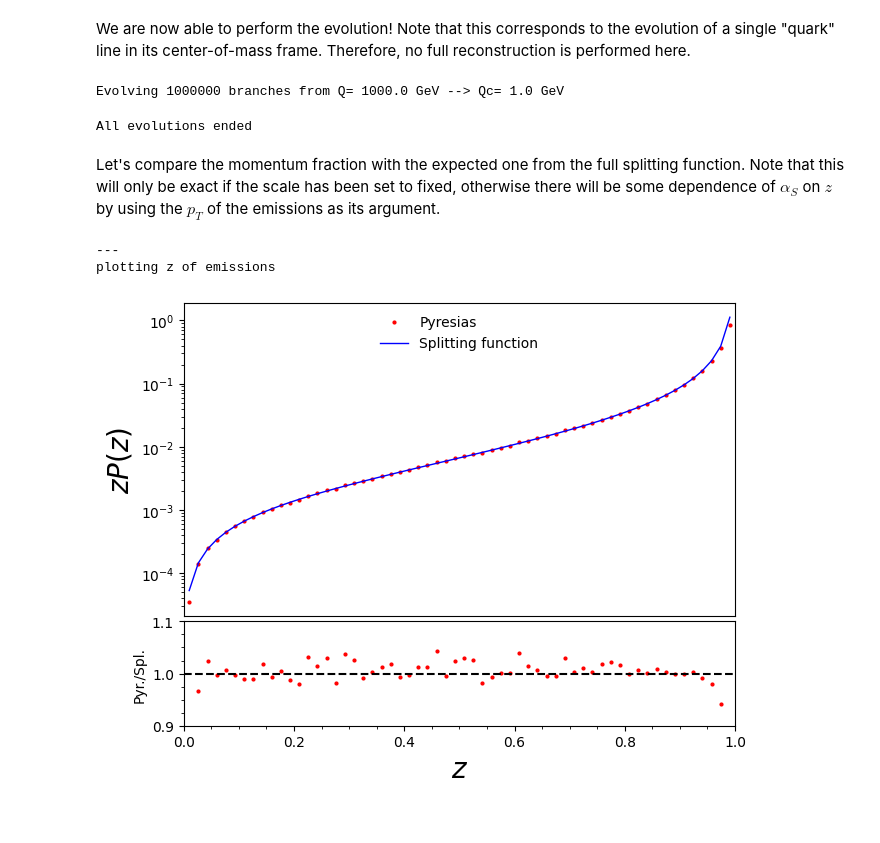
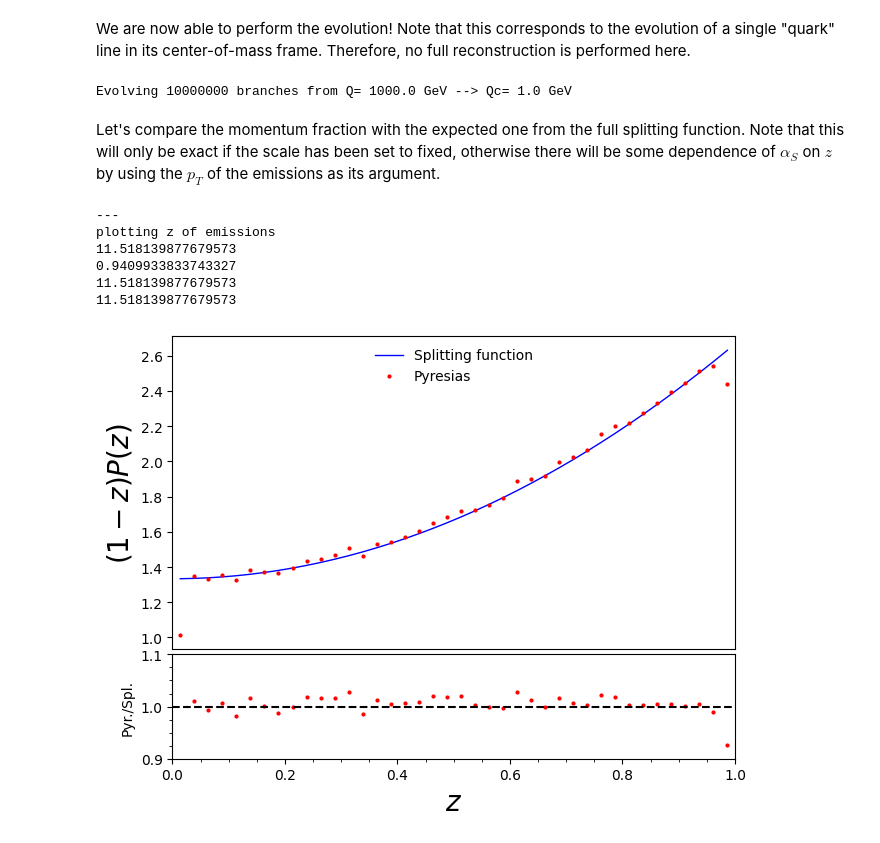
Before and after one commit to apapaefs/pyresias, a Jupyter notebook: pyresias_nb.ipynb, the cells around one changed output. Drawn from its saved outputs; the diff is of its cells as text; code cells hidden in the pictures.

Commit message:
plot fixed?

```diff
--- a/pyresias_nb.ipynb
+++ b/pyresias_nb.ipynb
@@ -48,7 +48,7 @@ plot = True
 
 # RUN OPTIONS
 # the number of branches to evolve:
-Nevolve = 1000000
+Nevolve = 10000000
 # the cutoff scale, e.g. 1 GeV.
 Qc = 1.
 # the hard scale, e.g. 1000 GeV
@@ -363,8 +363,7 @@ for j in tqdm(list(range(Nevolve))): # tqdm is the progress bar
 
 print('All evolutions ended')
 # %% [output]
-Evolving 1000000 branches from Q= 1000.0 GeV --> Qc= 1.0 GeV
+Evolving 10000000 branches from Q= 1000.0 GeV --> Qc= 1.0 GeV
-All evolutions ended
 # %% [markdown]
 Let's compare the momentum fraction with the expected one from the full splitting function. Note that this will only be exact if the scale has been set to fixed, otherwise there will be some dependence of $\alpha_S$ on $z$ by using the $p_T$ of the emissions as its argument.
 # %%
@@ -375,11 +374,11 @@ print('plotting z of emissions')
 plot_type = 'momentumfrac'
 # plot:
 # plot settings
-ylab = '$zP(z)$'
+ylab = '$(1-z)P(z)$'
 xlab = '$z$'
-ylog = True
+ylog = False
 xlog = False
-nbins=60
+nbins=40
 # construct the axes for the plot
 fig = plt.figure(constrained_layout=True)
 fig.get_layout_engine().set(w_pad=0 / 72, h_pad=0 / 72, hspace=0,
@@ -402,60 +401,74 @@ gs.update(wspace=0.0, hspace=0.0)
 bins, edges = np.histogram(tarray, bins=nbins, density=True)
 left,right = edges[:-1],edges[1:]
 X = np.array([0.5*left+0.5*right]).T.flatten()
-Y = np.array([bins]).T.flatten() * X
+Y = np.array([bins]).T.flatten() * (1-X)
 # normalise:
 xnorm_min=0.0
 xnorm_max=1.0
 
-Y = Y/np.linalg.norm(Y[(X>xnorm_min) & (X<xnorm_max)])
-Ysum = Y[(X>xnorm_min) & (X<xnorm_max)].sum()
+#Y = Y/np.linalg.norm(Y)/(Y[1]-Y[0])
+#Ysum = Y[(X>xnorm_min) & (X<xnorm_max)].sum()
 gs.update(wspace=0.0, hspace=0.0)
 
-# plot:
-ax.plot(X,Y, label='Pyresias', color='red', lw=0, marker='o', ms=2)
 
 # compare to the input splitting function
 # this comparison is only correct if alphaS is fixed
 # this is because the scale of alphaS is also a function of z
-Yspl = Pqq(X) * (X[1] - X[0]) * X
+Yspl = Pqq(X) * (1-X)
 
 # get the integral numerically, but not in the whole range
 # since the splitting function diverges as z->1 and this cannot be captured numerically:
 zp = X[(X<xnorm_max)][-1]
 zm = X[(X>xnorm_min)][0]
-YsplI = quad(Pqq, zm, zp)
-Yspl = Yspl/YsplI[0]*Ysum
-ax.plot(X,Yspl, color='blue', lw=1, label='Splitting function')
+def Pqq1mz(z):
+    return Pqq(z) * (1-z)
+YsplI = quad(Pqq1mz, 0, 1)
+YsplI = np.linalg.norm(Yspl)
+print(np.linalg.norm(Yspl))
+ax.plot(X,Yspl, color='blue', lw=1, label='Splitting function', marker='x', ms=0)
+
+# plot:
+print(np.linalg.norm(Y))
+Y = YsplI * Y / np.linalg.norm(Y)
+print(np.linalg.norm(Y))
+print(YsplI)
+
+ax.plot(X,Y, label='Pyresias', color='red', lw=0, marker='o', ms=2)
+
 
 # ratio:
 ax2.plot(X,Y/Yspl, color='red', lw=0, label='Splitting function', marker='o', ms=2)
 ax2.hlines(y=1, xmin=0, xmax=1, color='black', ls='--')
 
 # set the ticks, labels and limits etc.
 ax.set_ylabel(ylab, fontsize=20)
 ax2.set_xlabel(xlab, fontsize=20)
 ax2.set_ylabel('Pyr./Spl.')
 ax2.set_ylim(0.9,1.1)
 ax2.set_xlim(0.0,1.0)
 ax.set_xlim(0.0,1.0)
 # choose x and y log scales
 if ylog:
     ax.set_yscale('log')
 else:
     ax.set_yscale('linear')
 if xlog:
     ax.set_xscale('log')
 else:
     ax.set_xscale('linear')
 
 # create legend and plot/font size
 ax.legend()
 ax.legend(loc="upper center", numpoints=1, frameon=False, prop={'size':10})
 ax.set_xticklabels('')
 ax.set_xticks([])
 infile = plot_type + '.dat'
 plt.savefig('plots/' + infile.replace('.dat','.pdf'), bbox_inches='tight')
 # %% [output]
 ---
 plotting z of emissions
+11.518139877679573
+0.9409933833743327
+11.518139877679573
+11.518139877679573
-[figure, old version]
+[figure, new version]
```
Also changed, not shown: 1 other file.
